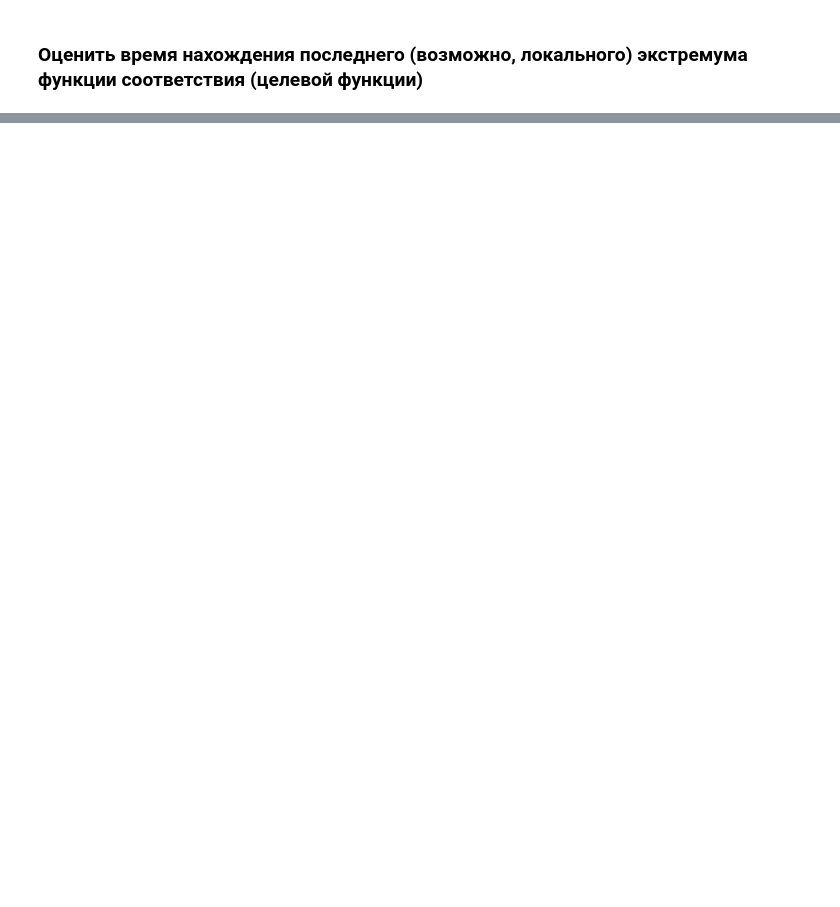
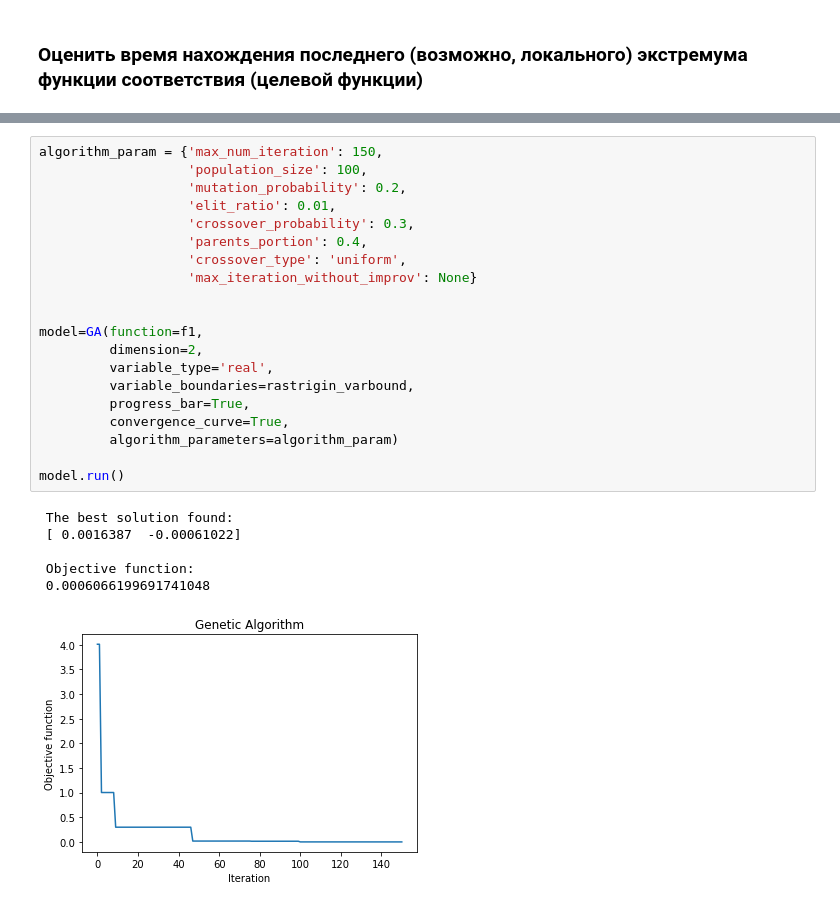
Before and after one commit to IlyaNechaev/ISiT, a Jupyter notebook: 9-10/Evolution.ipynb, the cells around one changed output, grey strips where cells are left out. Saved outputs shown, nothing was run; the diff lists cells and outputs as text; blank space fills up the shorter version.

```diff
--- a/9-10/Evolution.ipynb
+++ b/9-10/Evolution.ipynb
@@ -230,0 +288,27 @@ print("Поколение: ", Params.get_current_generation())
+# %%
+algorithm_param = {'max_num_iteration': 150,
+                   'population_size': 100,
+                   'mutation_probability': 0.2,
+                   'elit_ratio': 0.01,
+                   'crossover_probability': 0.3,
+                   'parents_portion': 0.4,
+                   'crossover_type': 'uniform',
+                   'max_iteration_without_improv': None}
+
+
+model=GA(function=f1,
+         dimension=2,
+         variable_type='real',
+         variable_boundaries=rastrigin_varbound,
+         progress_bar=True,
+         convergence_curve=True,
+         algorithm_parameters=algorithm_param)
+
+model.run()
+# %% [output]
+ The best solution found:
+ [ 0.0016387  -0.00061022]
+
+ Objective function:
+ 0.0006066199691741048
+[figure, added]
```
Also changed, not shown: parts of 20 cells of this notebook.
